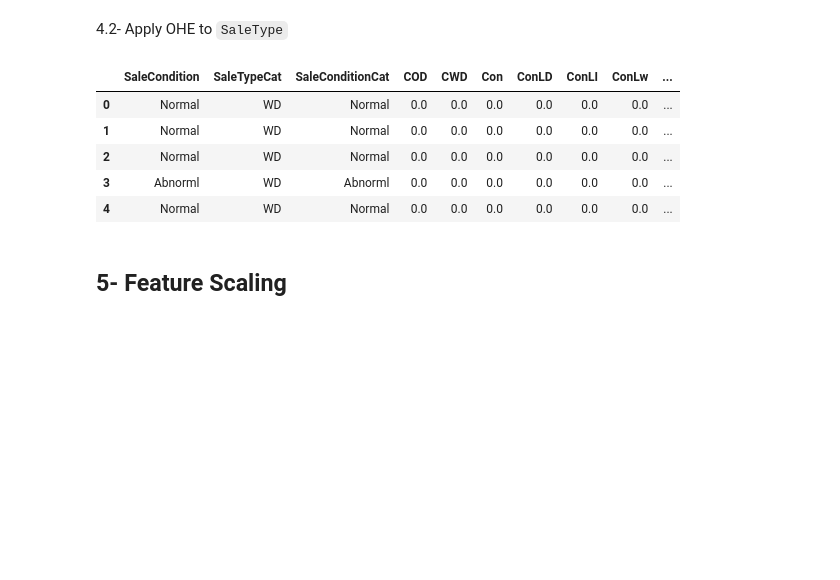
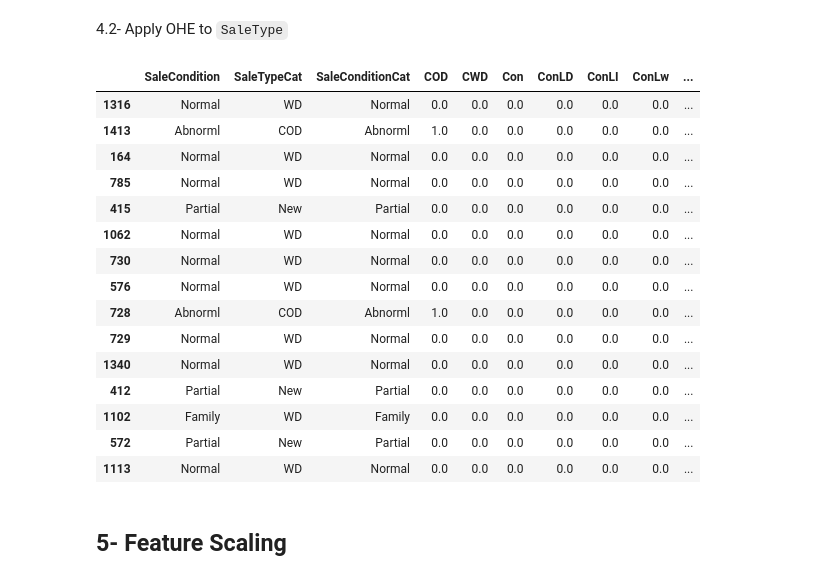
Before and after one commit to pereiranuno/preprocessingdatapt1, a Jupyter notebook: MPPD_project.ipynb, the cells around one changed output. Cells and saved outputs as stored; diff of their text form; code cells hidden in the pictures; blank space fills up the shorter version.

```diff
--- a/MPPD_project.ipynb
+++ b/MPPD_project.ipynb
@@ -395,16 +385,26 @@ df_categorical = pd.concat([df_categorical, ohe_df], axis=1)
 
 # Remover a coluna original 'SaleType' já que foi codificada
 df_categorical.drop(columns=['SaleType'], inplace=True)
-
-# Exibir as primeiras linhas do DataFrame atualizado para verificar o resultado
-df_categorical.head()
-# %% [output]
-|  | SaleCondition | SaleTypeCat | SaleConditionCat | COD | CWD | Con | ConLD | ConLI | ConLw | ... |
-| 0 | Normal | WD | Normal | 0.0 | 0.0 | 0.0 | 0.0 | 0.0 | 0.0 | ... |
-| 1 | Normal | WD | Normal | 0.0 | 0.0 | 0.0 | 0.0 | 0.0 | 0.0 | ... |
-| 2 | Normal | WD | Normal | 0.0 | 0.0 | 0.0 | 0.0 | 0.0 | 0.0 | ... |
-| 3 | Abnorml | WD | Abnorml | 0.0 | 0.0 | 0.0 | 0.0 | 0.0 | 0.0 | ... |
-| 4 | Normal | WD | Normal | 0.0 | 0.0 | 0.0 | 0.0 | 0.0 | 0.0 | ... |
+# %%
+# Exibir as primeiras linhas do DataFrame atualizado para verificar o resultado
+df_categorical.sample(15)
+# %% [output]
+|  | SaleCondition | SaleTypeCat | SaleConditionCat | COD | CWD | Con | ConLD | ConLI | ConLw | ... |
+| 1316 | Normal | WD | Normal | 0.0 | 0.0 | 0.0 | 0.0 | 0.0 | 0.0 | ... |
+| 1413 | Abnorml | COD | Abnorml | 1.0 | 0.0 | 0.0 | 0.0 | 0.0 | 0.0 | ... |
+| 164 | Normal | WD | Normal | 0.0 | 0.0 | 0.0 | 0.0 | 0.0 | 0.0 | ... |
+| 785 | Normal | WD | Normal | 0.0 | 0.0 | 0.0 | 0.0 | 0.0 | 0.0 | ... |
+| 415 | Partial | New | Partial | 0.0 | 0.0 | 0.0 | 0.0 | 0.0 | 0.0 | ... |
+| 1062 | Normal | WD | Normal | 0.0 | 0.0 | 0.0 | 0.0 | 0.0 | 0.0 | ... |
+| 730 | Normal | WD | Normal | 0.0 | 0.0 | 0.0 | 0.0 | 0.0 | 0.0 | ... |
+| 576 | Normal | WD | Normal | 0.0 | 0.0 | 0.0 | 0.0 | 0.0 | 0.0 | ... |
+| 728 | Abnorml | COD | Abnorml | 1.0 | 0.0 | 0.0 | 0.0 | 0.0 | 0.0 | ... |
+| 729 | Normal | WD | Normal | 0.0 | 0.0 | 0.0 | 0.0 | 0.0 | 0.0 | ... |
+| 1340 | Normal | WD | Normal | 0.0 | 0.0 | 0.0 | 0.0 | 0.0 | 0.0 | ... |
+| 412 | Partial | New | Partial | 0.0 | 0.0 | 0.0 | 0.0 | 0.0 | 0.0 | ... |
+| 1102 | Family | WD | Family | 0.0 | 0.0 | 0.0 | 0.0 | 0.0 | 0.0 | ... |
+| 572 | Partial | New | Partial | 0.0 | 0.0 | 0.0 | 0.0 | 0.0 | 0.0 | ... |
+| 1113 | Normal | WD | Normal | 0.0 | 0.0 | 0.0 | 0.0 | 0.0 | 0.0 | ... |
 # %% [markdown]
 ## 5- Feature Scaling
 # %% [markdown]
```
Also changed, not shown: parts of 10 cells of this notebook.
